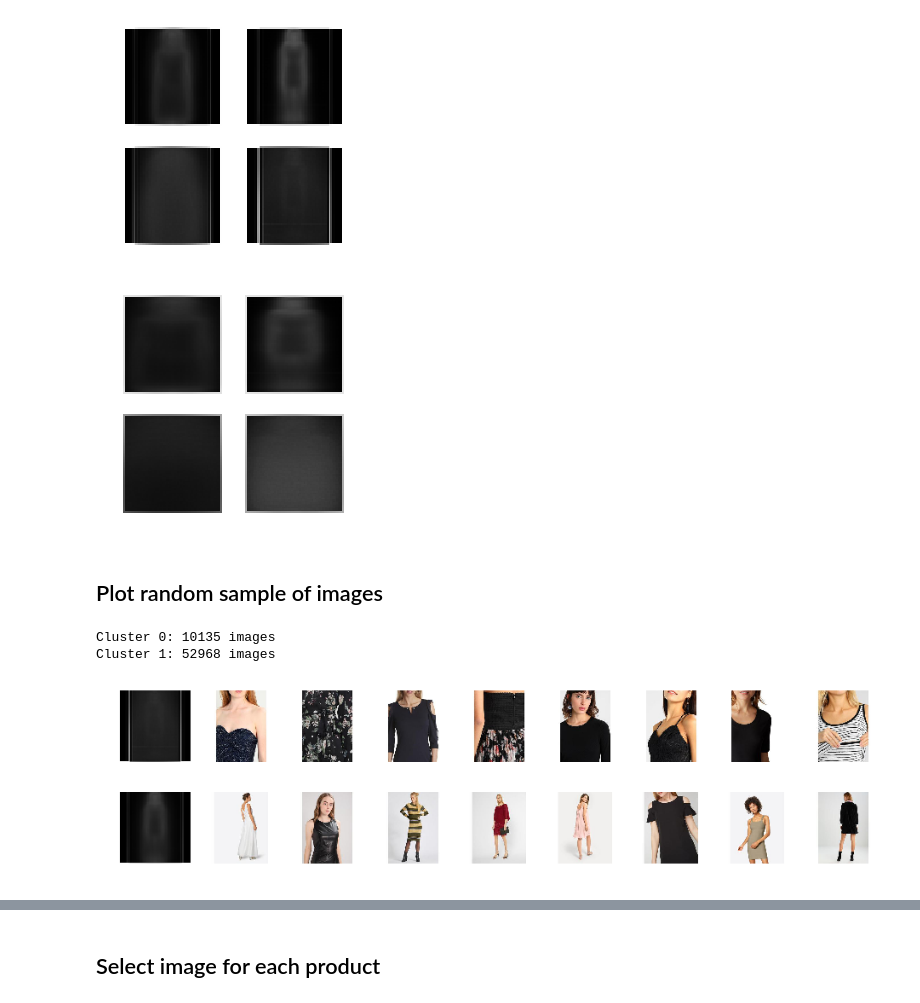
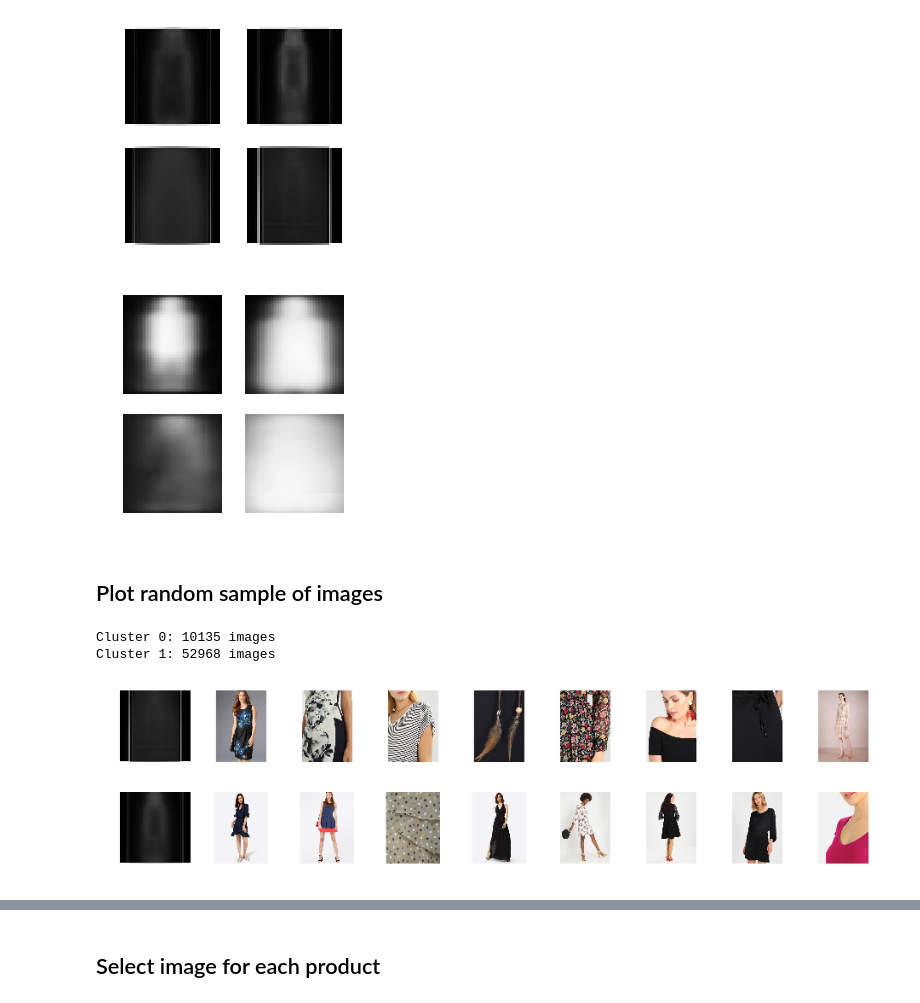
Before and after one commit to sonynka/fashion_gan, a Jupyter notebook: cluster_model_images.ipynb, the cells around one changed output, grey strips where cells are left out. Drawn from its saved outputs; the diff is of its cells as text; code cells hidden in the pictures.

```diff
--- a/cluster_model_images.ipynb
+++ b/cluster_model_images.ipynb
@@ -101,3 +90,0 @@ def doOutline(im_in):
-# %%
-img = cv2.imread(filelist[0])
-Image.fromarray(doOutline(img))
@@ -124,7 +109,7 @@ np.save('./clustering/features_edges_crop.npy', edges_crop)
 60000
 # %%
 edges = np.load('./clustering/features_edges.npy')
-edges_smooth = np.load('./clustering/features_edges_smooth.npy')
 edges_crop = np.load('./clustering/features_edges_crop.npy')
+outlines = np.load('./clustering/features_outlines.npy')
 # %%
 print(edges.shape)
@@ -146,7 +139,7 @@ Image.fromarray(edges_crop[4])
 # Cluster
 Find clusters - usually whole model image, zoomed model image and detail images
 # %%
-X = edges_crop.reshape([edges_crop.shape[0], np.prod(edges_crop.shape[1:])])
+X = outlines.reshape([outlines.shape[0], np.prod(outlines.shape[1:])])
 X.shape
 # %% [output]
 (63103, 4096)
@@ -212,7 +205,7 @@ def load_kmeans_model(path):
 kmeans2_clusters, kmeans2_centers = load_kmeans_model('./clustering/kmeans_edges_2.pkl')
 kmeans3_clusters, kmeans3_centers = load_kmeans_model('./clustering/kmeans_edges_3.pkl')
 kmeans4_clusters, kmeans4_centers = load_kmeans_model('./clustering/kmeans_edges_4.pkl')
-kmeans4_crop_clusters, kmeans4_crop_centers = load_kmeans_model('./clustering/kmeans_edges_crop_4.pkl')
+outline_clusters, outline_centers = load_kmeans_model('./clustering/kmeans_outlines_4.pkl')
 # %%
 df2 = pd.DataFrame(list(zip(kmeans2_clusters, filelist)), columns=['cluster', 'path'])
 df2.groupby('cluster').count()
@@ -265,9 +258,9 @@ plot_cluster_centers(kmeans4_centers)
 # %% [output]
 [figure]
 # %%
-plot_cluster_centers(kmeans4_crop_centers)
+plot_cluster_centers(outline_centers)
 # %% [output]
-[figure, old version]
+[figure, new version]
 # %% [markdown]
 ## Plot random sample of images
 # %%
@@ -275,7 +268,7 @@ plot_images_by_cluster(df2, 8, plot_center=True, cluster_centers=kmeans2_centers
 # %% [output]
 Cluster 0: 10135 images
 Cluster 1: 52968 images
-[figure, old version]
+[figure, new version]
 # %%
 plot_images_by_cluster(df3, 8, plot_center=True, cluster_centers=kmeans3_centers)
 # %% [output]
```
Also changed, not shown: parts of 25 cells of this notebook, 17 other files.
